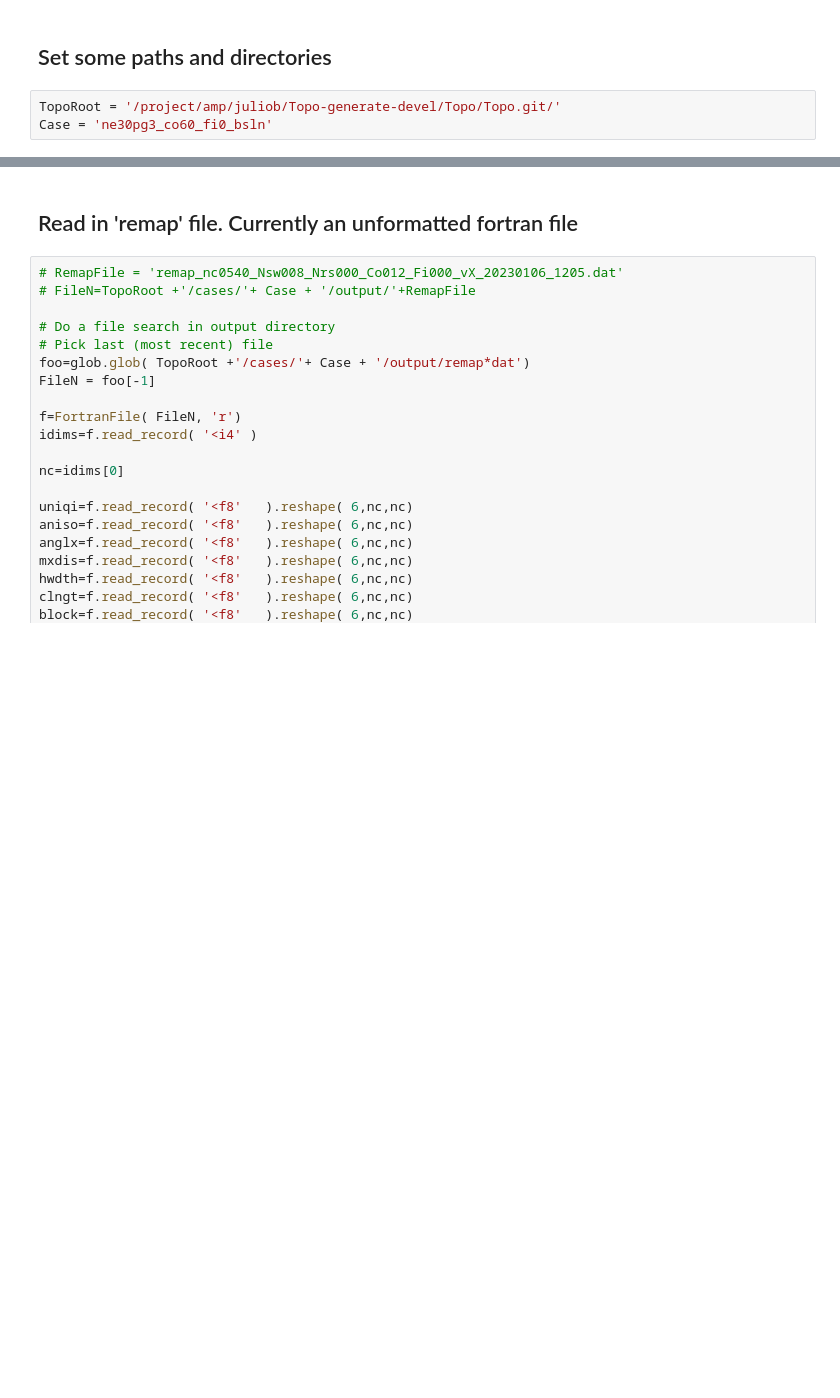
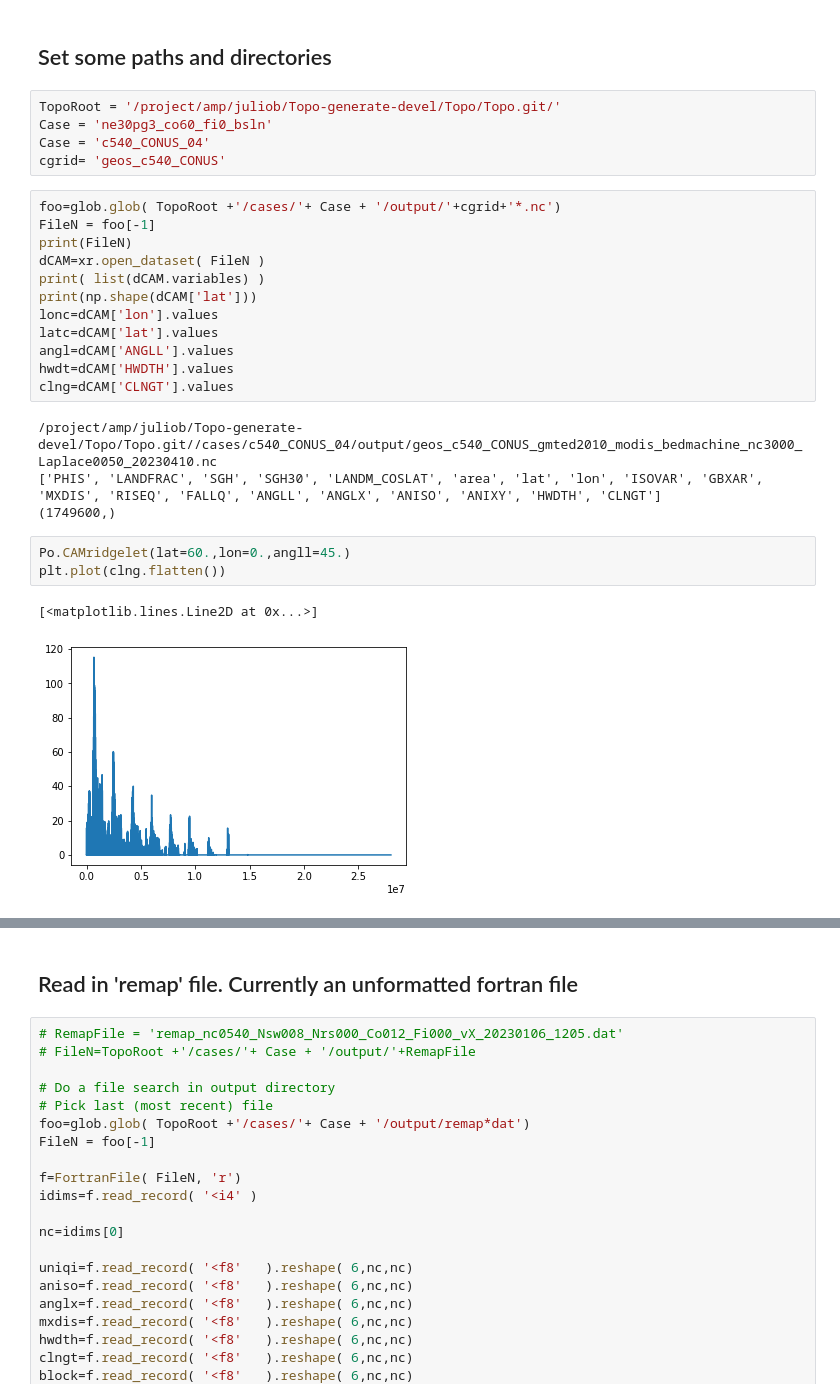
Before and after one commit to JulioTBacmeister/myPythonTools, a Jupyter notebook: TopoAna/ReadData.ipynb, the cells around one changed output, grey strips where cells are left out. Saved outputs shown, nothing was run; the diff lists cells and outputs as text; blank space fills up the shorter version.

Commit message:
Topo devel on CGD machines

```diff
--- a/TopoAna/ReadData.ipynb
+++ b/TopoAna/ReadData.ipynb
@@ -33,6 +42,30 @@ host
 # %%
 TopoRoot = '/project/amp/juliob/Topo-generate-devel/Topo/Topo.git/'
 Case = 'ne30pg3_co60_fi0_bsln'
+Case = 'c540_CONUS_04'
+cgrid= 'geos_c540_CONUS'
+# %%
+foo=glob.glob( TopoRoot +'/cases/'+ Case + '/output/'+cgrid+'*.nc')
+FileN = foo[-1]
+print(FileN)
+dCAM=xr.open_dataset( FileN )
+print( list(dCAM.variables) )
+print(np.shape(dCAM['lat']))
+lonc=dCAM['lon'].values
+latc=dCAM['lat'].values
+angl=dCAM['ANGLL'].values
+hwdt=dCAM['HWDTH'].values
+clng=dCAM['CLNGT'].values
+# %% [output]
+/project/amp/juliob/Topo-generate-devel/Topo/Topo.git//cases/c540_CONUS_04/output/geos_c540_CONUS_gmted2010_modis_bedmachine_nc3000_Laplace0050_20230410.nc
+['PHIS', 'LANDFRAC', 'SGH', 'SGH30', 'LANDM_COSLAT', 'area', 'lat', 'lon', 'ISOVAR', 'GBXAR', 'MXDIS', 'RISEQ', 'FALLQ', 'ANGLL', 'ANGLX', 'ANISO', 'ANIXY', 'HWDTH', 'CLNGT']
+(1749600,)
+# %%
+Po.CAMridgelet(lat=60.,lon=0.,angll=45.)
+plt.plot(clng.flatten())
+# %% [output]
+[<matplotlib.lines.Line2D at 0x...>]
+[figure, added]
 # %%
 foo=glob.glob( TopoRoot +'/cases/'+ Case + '/output/topo*.nc')
 FileN = foo[-1]
```
Also changed, not shown: parts of 7 cells of this notebook, 4 other files.
